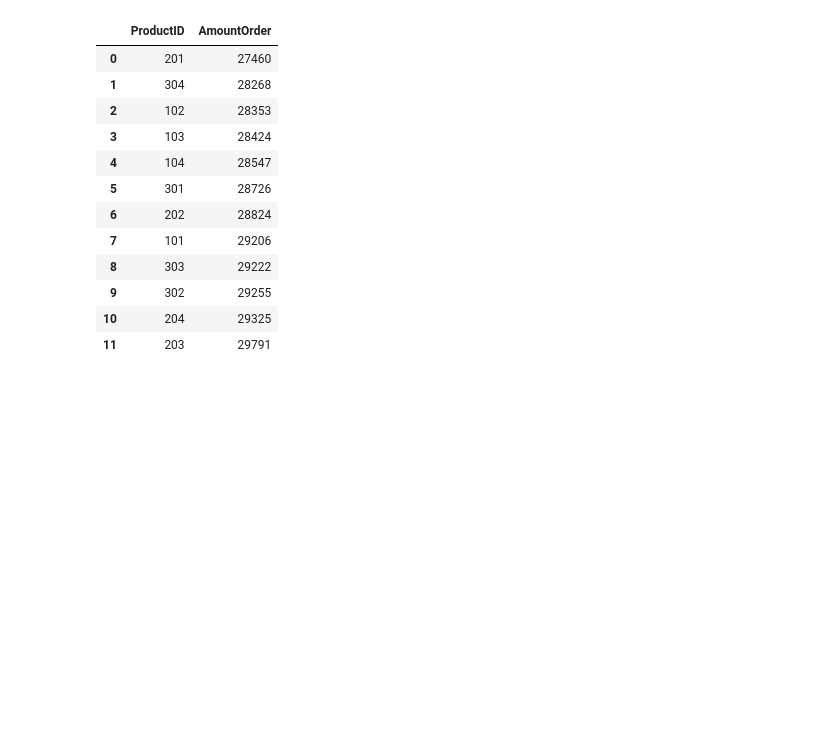
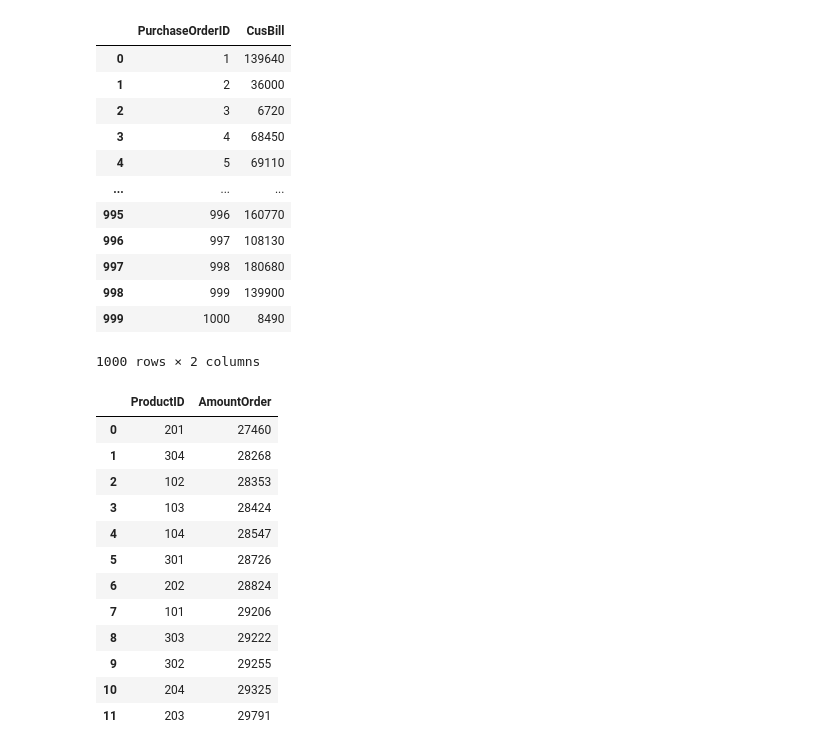
Before and after one commit to PPkukongJames/CS754, a Jupyter notebook: Moc/MocData.ipynb, the cells around one changed output. Saved outputs shown, nothing was run; the diff lists cells and outputs as text; code cells hidden in the pictures; blank space fills up the shorter version.

```diff
--- a/Moc/MocData.ipynb
+++ b/Moc/MocData.ipynb
@@ -69,16 +145,32 @@ MocData.to_excel('MocData_Detail.xlsx',index=False)
 # %%
-MocData = pd.read_excel('MocData_Detail.xlsx')
+# MocData = pd.read_excel('MocData_Detail.xlsx')
 Generate = {
     'PurchaseOrderID':[],
     'CusBill':[]
 }
 
 
 for i in range(1,1001) :
     temp = MocData[MocData['PurchaseOrderID']==i]
     SumTemp = 0
     for data in range(0,len(temp)):
-        SumTemp += DicProduct[temp['ProductID'].iloc[data]]
+        SumTemp += DicProduct[temp['ProductID'].iloc[data]]*temp['AmountOrder'].iloc[data]
     Generate['PurchaseOrderID'].append(i)
     Generate['CusBill'].append(SumTemp)
+MocGenerate = pd.DataFrame(Generate)
+MocGenerate
+# %% [output]
+|  | PurchaseOrderID | CusBill |
+| 0 | 1 | 139640 |
+| 1 | 2 | 36000 |
+| 2 | 3 | 6720 |
+| 3 | 4 | 68450 |
+| 4 | 5 | 69110 |
+| ... | ... | ... |
+| 995 | 996 | 160770 |
+| 996 | 997 | 108130 |
+| 997 | 998 | 180680 |
+| 998 | 999 | 139900 |
+| 999 | 1000 | 8490 |
+1000 rows × 2 columns
 # %%
```
Also changed, not shown: parts of 9 cells of this notebook, 10 other files.
